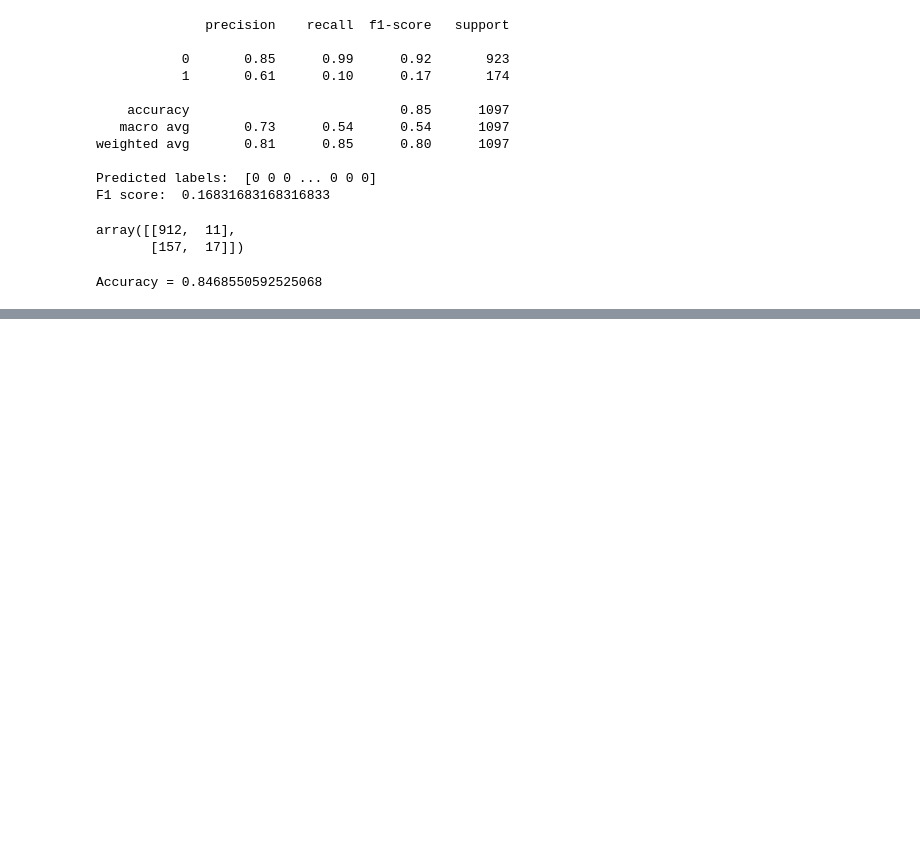
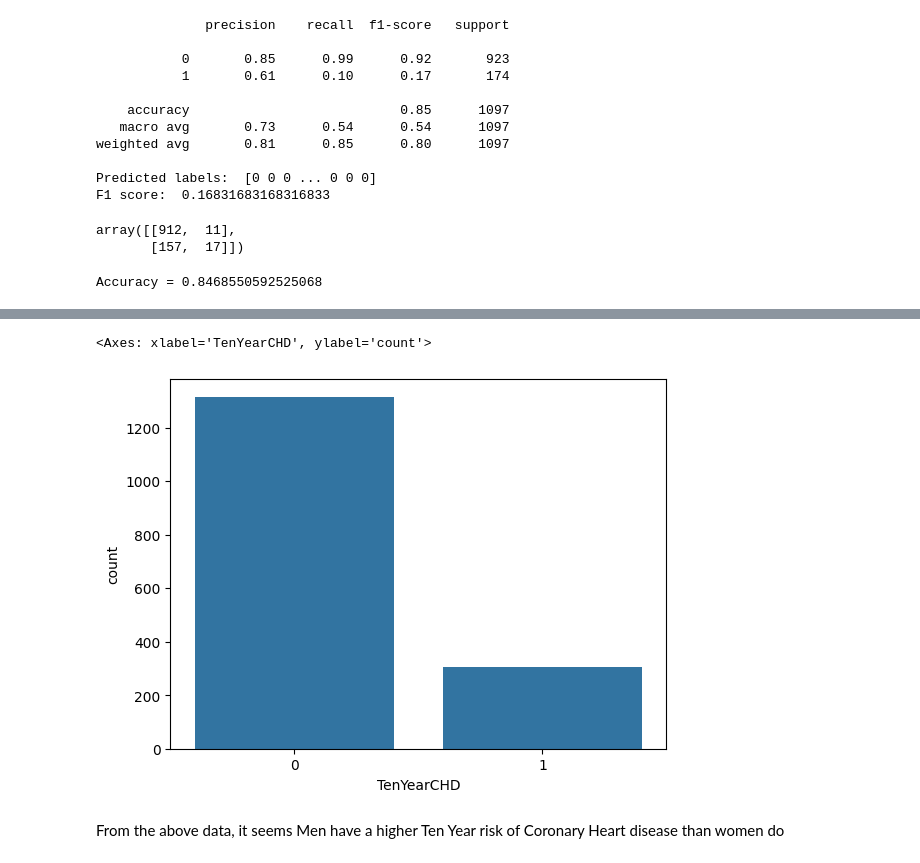
Before and after one commit to ikeasamoahansah/Heart-Disease-Prediction, a Jupyter notebook: notebook.ipynb, the cells around one changed output, grey strips where cells are left out. Cells and saved outputs as stored; diff of their text form; code cells hidden in the pictures; blank space fills up the shorter version.

```diff
--- a/notebook.ipynb
+++ b/notebook.ipynb
@@ -153,0 +218,9 @@ Accuracy = 0.8468550592525068
+# %%
+men = df[df['male'] == 1]
+
+sns.countplot(men, x='TenYearCHD')
+# %% [output]
+<Axes: xlabel='TenYearCHD', ylabel='count'>
+[figure, added]
+# %% [markdown]
+From the above data, it seems Men have a higher Ten Year risk of Coronary Heart disease than women do
```
Also changed, not shown: parts of 4 cells of this notebook.
